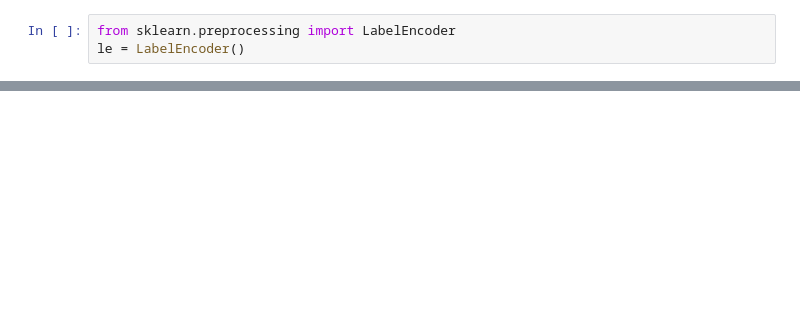
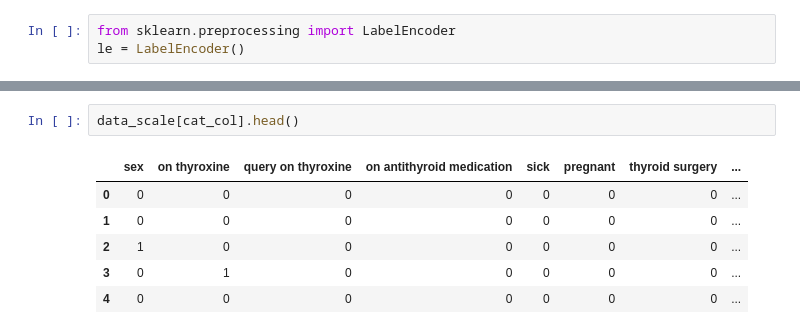
Before and after one commit to PoojaDasIndia/Thyroid-Disease-Detection, a Jupyter notebook: Thyroid Disease Detection.ipynb, the cells around one changed output, grey strips where cells are left out. Saved outputs shown, nothing was run; the diff lists cells and outputs as text; blank space fills up the shorter version.

```diff
--- a/Thyroid Disease Detection.ipynb
+++ b/Thyroid Disease Detection.ipynb
@@ -703,0 +721,9 @@ le = LabelEncoder()
+# %%
+data_scale[cat_col].head()
+# %% [output]
+|  | sex | on thyroxine | query on thyroxine | on antithyroid medication | sick | pregnant | thyroid surgery | ... |
+| 0 | 0 | 0 | 0 | 0 | 0 | 0 | 0 | ... |
+| 1 | 0 | 0 | 0 | 0 | 0 | 0 | 0 | ... |
+| 2 | 1 | 0 | 0 | 0 | 0 | 0 | 0 | ... |
+| 3 | 0 | 1 | 0 | 0 | 0 | 0 | 0 | ... |
+| 4 | 0 | 0 | 0 | 0 | 0 | 0 | 0 | ... |
```
Also changed, not shown: parts of 13 cells of this notebook, 3 other files.
